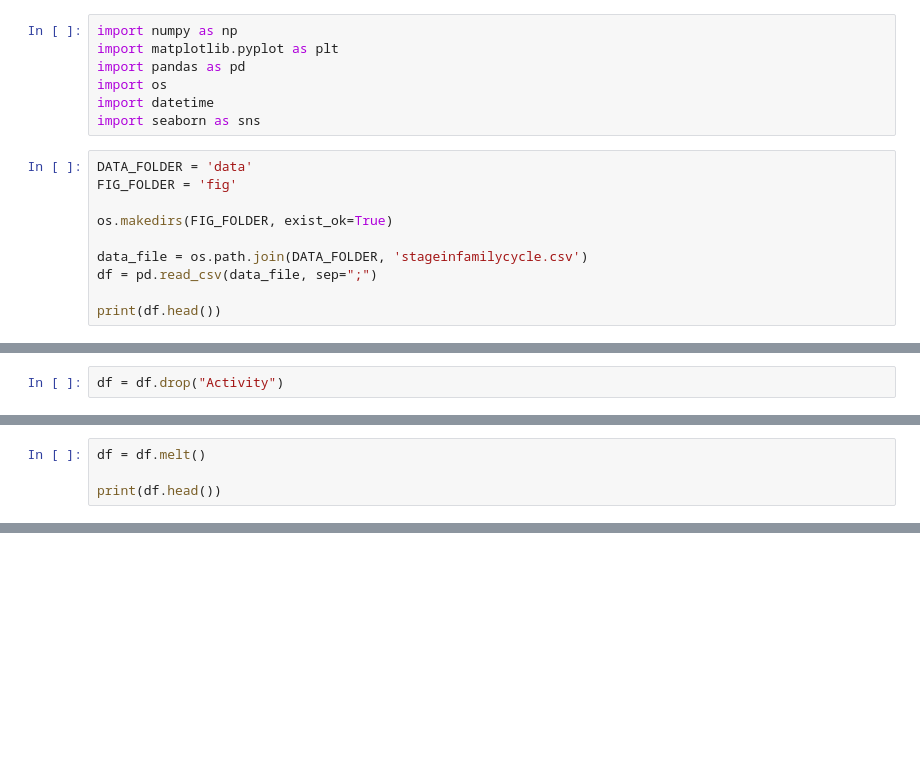
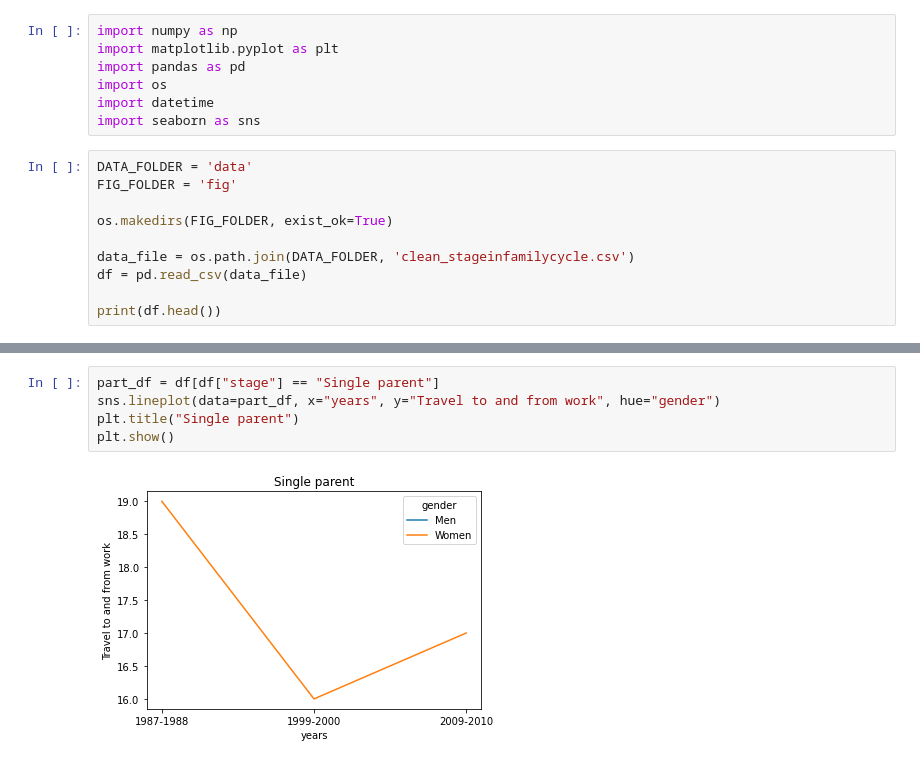
Before and after one commit to KazuichiroTaira/FMS, a Jupyter notebook: Firstassignment/stageinfamilycycle.ipynb, the cells around one changed output, grey strips where cells are left out. Drawn from its saved outputs; the diff is of its cells as text; blank space fills up the shorter version.

```diff
--- a/Firstassignment/stageinfamilycycle.ipynb
+++ b/Firstassignment/stageinfamilycycle.ipynb
@@ -11,8 +11,8 @@ FIG_FOLDER = 'fig'
 
 os.makedirs(FIG_FOLDER, exist_ok=True)
 
-data_file = os.path.join(DATA_FOLDER, 'stageinfamilycycle.csv')
-df = pd.read_csv(data_file, sep=";")
+data_file = os.path.join(DATA_FOLDER, 'clean_stageinfamilycycle.csv')
+df = pd.read_csv(data_file)
 
 print(df.head())
 # %% [output]
@@ -47,2 +54,0 @@ RangeIndex(start=0, stop=8, step=1)
-# %%
-df = df.drop("Activity")
@@ -51,4 +54,0 @@ KeyError: "['Activity'] not found in axis"
-# %%
-df = df.melt()
-
-print(df.head())
@@ -102,0 +81,7 @@ Women 2009-2010 XXXX 0.05
+# %%
+part_df = df[df["stage"] == "Single parent"]
+sns.lineplot(data=part_df, x="years", y="Travel to and from work", hue="gender")
+plt.title("Single parent")
+plt.show()
+# %% [output]
+[figure, added]
```
Also changed, not shown: parts of 29 cells of this notebook, 16 other files.
